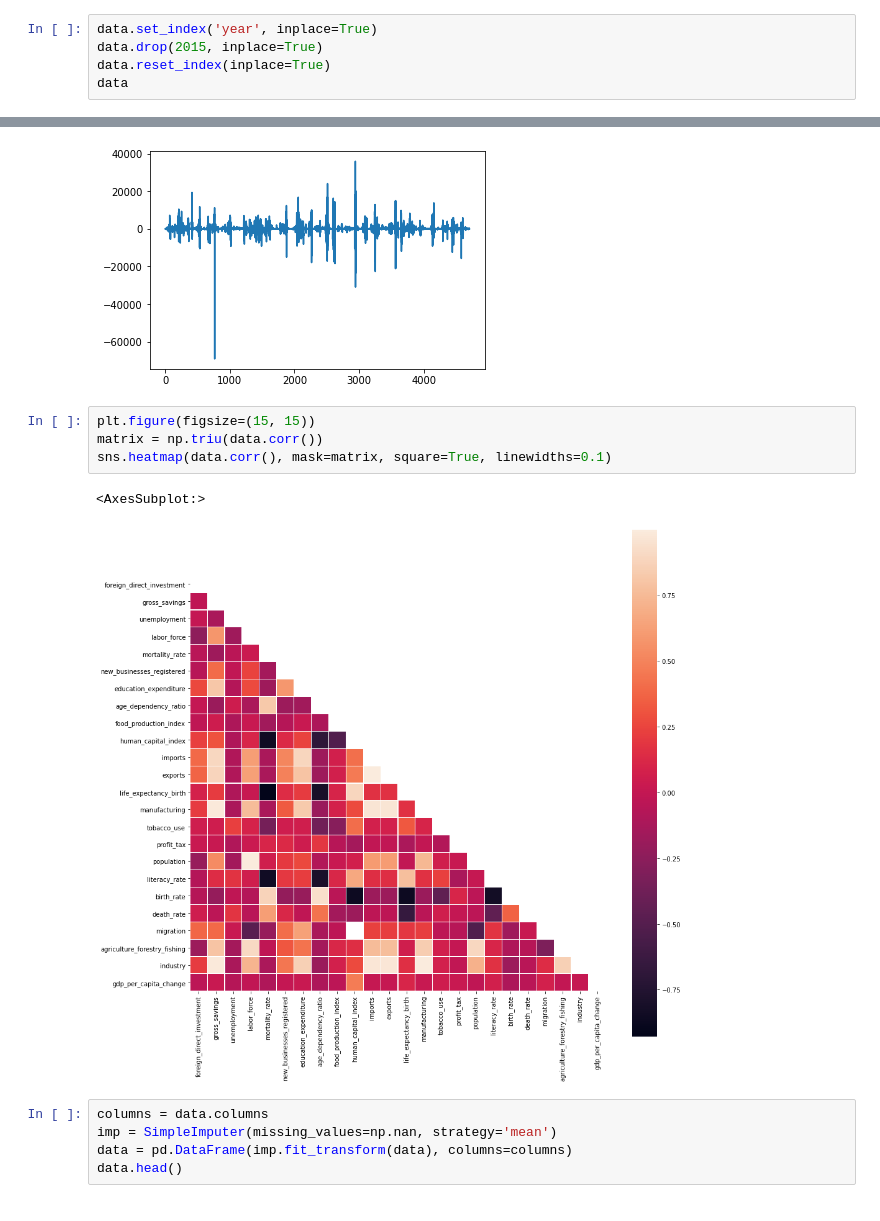
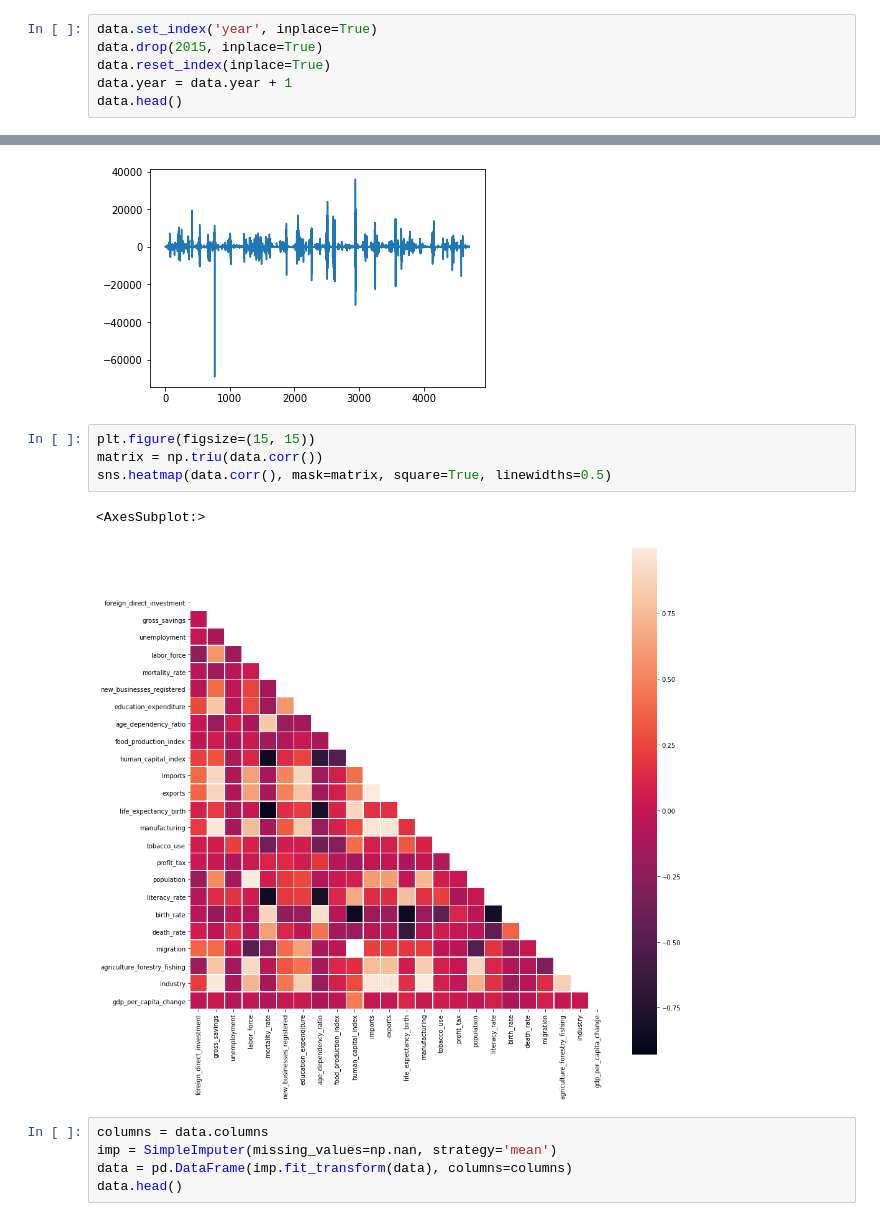
Before and after one commit to yashbg/EstimatingEconomicGrowth, a Jupyter notebook: code.ipynb, the cells around one changed output, grey strips where cells are left out. Drawn from its saved outputs; the diff is of its cells as text.

```diff
--- a/code.ipynb
+++ b/code.ipynb
@@ -95,6 +61,7 @@ data
 data.set_index('year', inplace=True)
 data.drop(2015, inplace=True)
 data.reset_index(inplace=True)
-data
+data.year = data.year + 1
+data.head()
 # %% [output]
 |  | year | country | gdp | foreign_direct_investment | gross_savings | unemployment | labor_force | ... |
@@ -125,10 +86,10 @@ Mean Absolute Deviation: 1101.805343057158
 # %%
 plt.figure(figsize=(15, 15))
 matrix = np.triu(data.corr())
-sns.heatmap(data.corr(), mask=matrix, square=True, linewidths=0.1)
+sns.heatmap(data.corr(), mask=matrix, square=True, linewidths=0.5)
 # %% [output]
 <AxesSubplot:>
-[figure, old version]
+[figure, new version]
 # %%
 columns = data.columns
 imp = SimpleImputer(missing_values=np.nan, strategy='mean')
```
Also changed, not shown: parts of 9 cells of this notebook.
